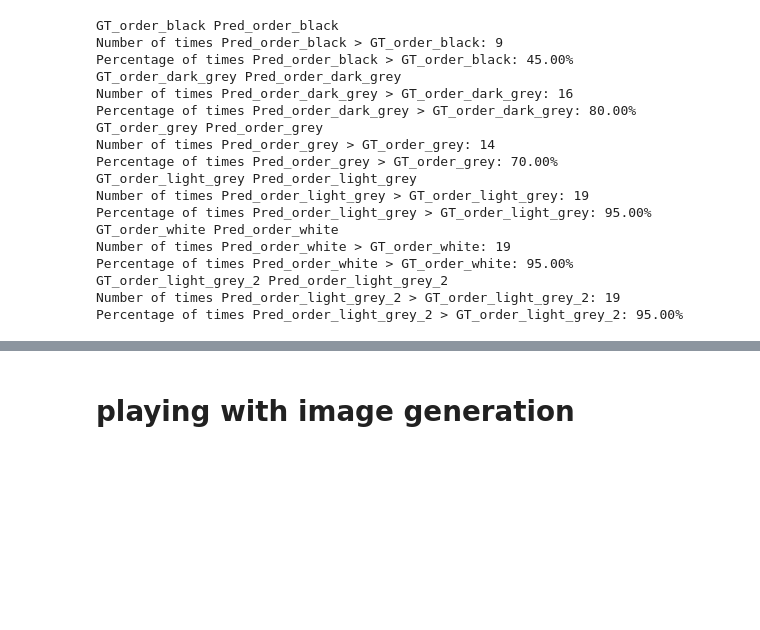
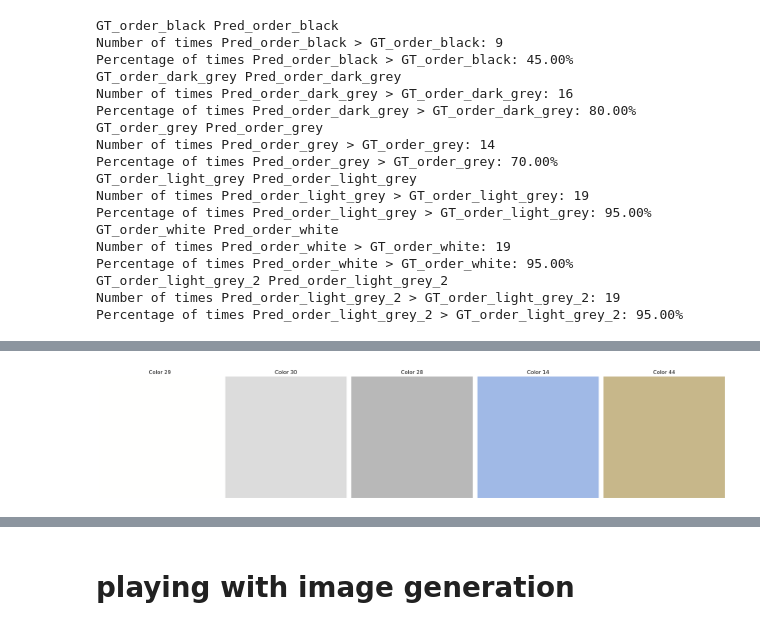
Before and after one commit to ryan-moreno/BMI_771_project, a Jupyter notebook: visual_exploration.ipynb, the cells around one changed output, grey strips where cells are left out. Drawn from its saved outputs; the diff is of its cells as text; code cells hidden in the pictures; blank space fills up the shorter version.

Commit message:
more visuals

```diff
--- a/visual_exploration.ipynb
+++ b/visual_exploration.ipynb
@@ -906,0 +967,86 @@ Percentage of times Pred_order_light_grey_2 > GT_order_light_grey_2: 95.00%
+# %%
+import os
+import pandas as pd
+
+# Load the ground truth data
+gt_fp = "./data/UW_71_ratings_matrix.csv"
+gt_df = pd.read_csv(gt_fp, index_col=0)
+# Strip the "V" prefix from the column headers
+gt_df.columns = gt_df.columns.str.strip('V')
+# Get the bottom 17 colors for each concept based on the lowest values
+bottom_gt_colors = gt_df.apply(lambda x: x.nsmallest(17).index.tolist(), axis=1)
+#print(bottom_gt_colors)
+
+counts = {}
+pred_folder_top_path = "./output/cosine_similarities/Microsoft_LLM2CLIP/"
+# For each prediction file in the subfolders
+for subfolder in os.listdir(pred_folder_top_path):
+    if subfolder.startswith("test"):
+        #print(subfolder)
+        pred_fp = pred_folder_top_path + subfolder + "/similarity_scores_df.txt"
+        pred_df = pd.read_csv(pred_fp, index_col=0)
+        test_number = subfolder.split("_")[1]
+        counts[test_number] = {}
+        # For each concept in the pred_df
+        for concept in pred_df.index:
+            # Get the bottom 17 colors for the concept
+            bottom_pred_colors = pred_df.loc[concept].nsmallest(17).index.tolist()
+            #print(f"Concept: {concept}")
+            #print(f"Bottom 17 predicted colors: {bottom_pred_colors}")
+            # I want to create an array to track a count of instances where the bottom 17 predicted colors are NOT in the bottom 17 ground truth colors
+            # Particularly I want a count for each color.
+            color_count = {}
+            for color in bottom_pred_colors:
+                if color not in bottom_gt_colors[concept]:
+                    if color not in color_count:
+                        color_count[color] = 0
+                    color_count[color] += 1
+            #print(color_count)
+            # Update the counts dictionary with concept: color_count
+            counts[test_number][concept] = color_count
+print(counts)
+
+# Now I want to sum the counts for each color across all concepts and tests
+color_sum = {}
+for test in counts:
+    for concept in counts[test]:
+        for color in counts[test][concept]:
+            if color not in color_sum:
+                color_sum[color] = 0
+            color_sum[color] += counts[test][concept][color]
+# Sort the color_sum dictionary by the values in descending order
+color_sum = dict(sorted(color_sum.items(), key=lambda item: item[1], reverse=True))
+print(color_sum)
+
+
+# show an aligned subplot of these colors' images from .output/images/ the name of the image is the color number.png
+import matplotlib.pyplot as plt
+import os
+from PIL import Image
+
+# Define the path to the images
+images_folder = "./output/images/"
+
+#get the top 5 colors from the color_sum dictionary
+top_colors = list(color_sum.keys())[:5]
+
+# Create a figure with subplots
+fig, axs = plt.subplots(1, 5, figsize=(20, 20))
+
+# For each color, load the image and display it in the corresponding subplot
+for i, color in enumerate(top_colors):
+    # Load the image
+    image_fp = os.path.join(images_folder, f"{color}.png")
+    image = Image.open(image_fp)
+
+    # Display the image
+    axs[i].imshow(image)
+    axs[i].axis('off')
+    axs[i].set_title(f"Color {color}")
+
+# Show the plot
+plt.tight_layout()
+# Save the plot as an svg to images_for_presentation
+plt.savefig('./output/images_for_presentation/colors_often_in_bottom_quartile.svg', format='svg', dpi=300)
+plt.show()
+# %% [output]
@@ -906,0 +1055 @@ Percentage of times Pred_order_light_grey_2 > GT_order_light_grey_2: 95.00%
+[figure, added]
```
Also changed, not shown: parts of 14 cells of this notebook, 2 other files.
